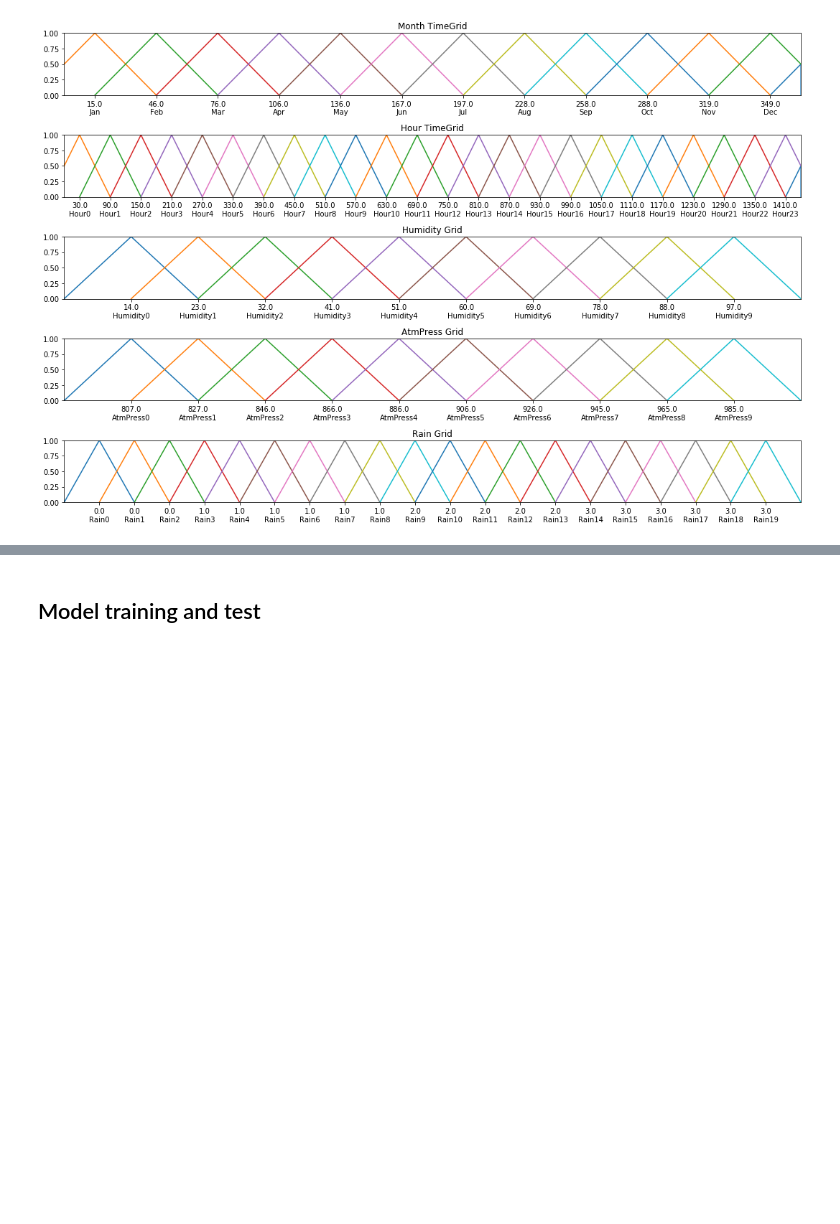
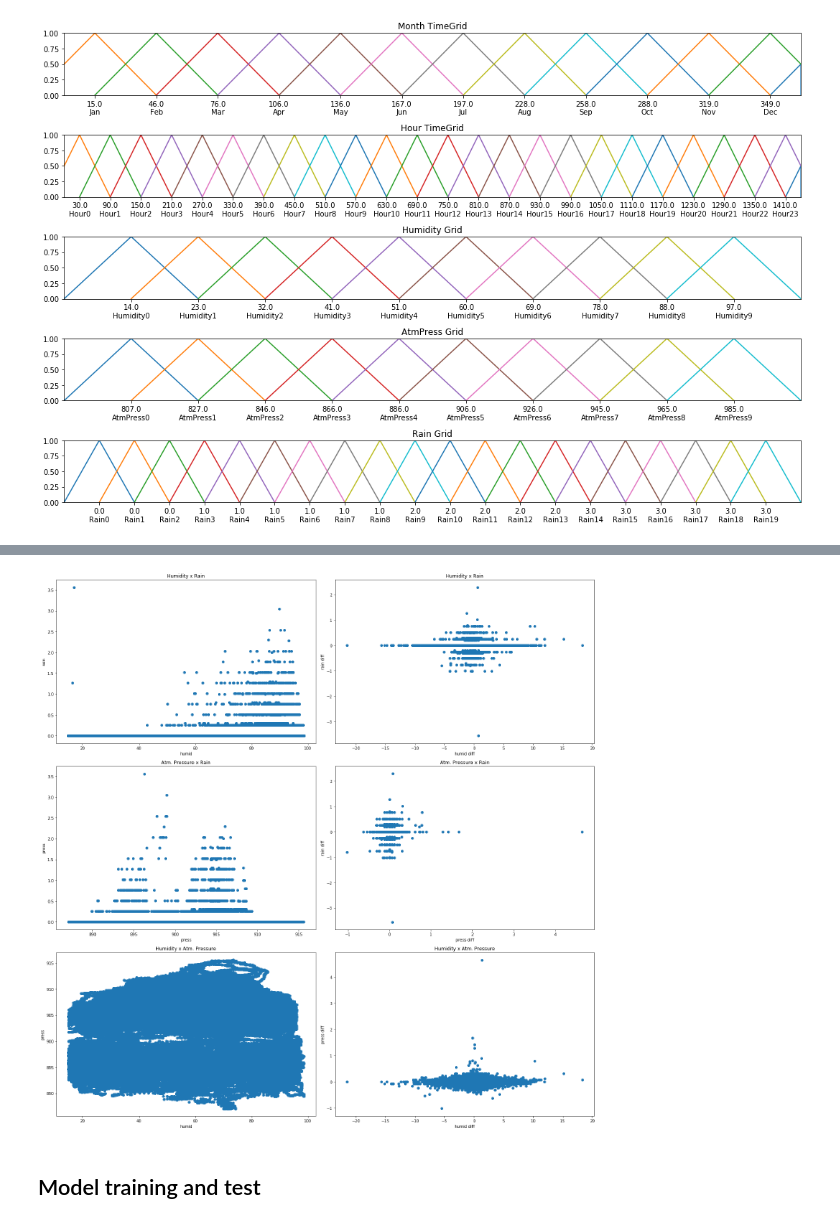
Before and after one commit to PYFTS/pyFTS, a Jupyter notebook: pyFTS/notebooks/multivariate.ipynb, the cells around one changed output, grey strips where cells are left out. Saved outputs shown, nothing was run; the diff lists cells and outputs as text; code cells hidden in the pictures; blank space fills up the shorter version.

```diff
--- a/pyFTS/notebooks/multivariate.ipynb
+++ b/pyFTS/notebooks/multivariate.ipynb
@@ -200,3 +203,32 @@ plt.show()
+# %%
+def comparevars(ax, x,y, x_lab, y_lab, title):
+    ax.scatter(x,y)
+    ax.set_title(title)
+    ax.set_xlabel(x_lab)
+    ax.set_ylabel(y_lab)
+
+from pyFTS.common import Transformations
+diff = Transformations.Differential(1)
+
+data = test
+
+rain_diff = diff.apply(data["rain"].values)
+humid_diff = diff.apply(data["humid"].values)
+press_diff = diff.apply(data["press"].values)
+
+fig, ax = plt.subplots(nrows=3, ncols=2,figsize=[20,20])
+
+comparevars(ax[0][0],data["humid"].values,data["rain"].values,"humid","rain","Humidity x Rain")
+comparevars(ax[0][1],humid_diff,rain_diff,"humid diff","rain diff","Humidity x Rain")
+comparevars(ax[1][0],data["press"].values,data["rain"].values,"press","press","Atm. Pressure x Rain")
+comparevars(ax[1][1],press_diff,rain_diff,"press diff","rain diff","Atm. Pressure x Rain")
+comparevars(ax[2][0],data["humid"].values,data["press"].values,"humid","press","Humidity x Atm. Pressure")
+comparevars(ax[2][1],humid_diff, press_diff,"humid diff","press diff","Humidity x Atm. Pressure")
+
+plt.tight_layout()
+plt.show()
+# %% [output]
+[figure, added]
 # %% [markdown]
 ## Model training and test
 # %% [markdown]
```
Also changed, not shown: parts of 4 cells of this notebook, 11 other files.
